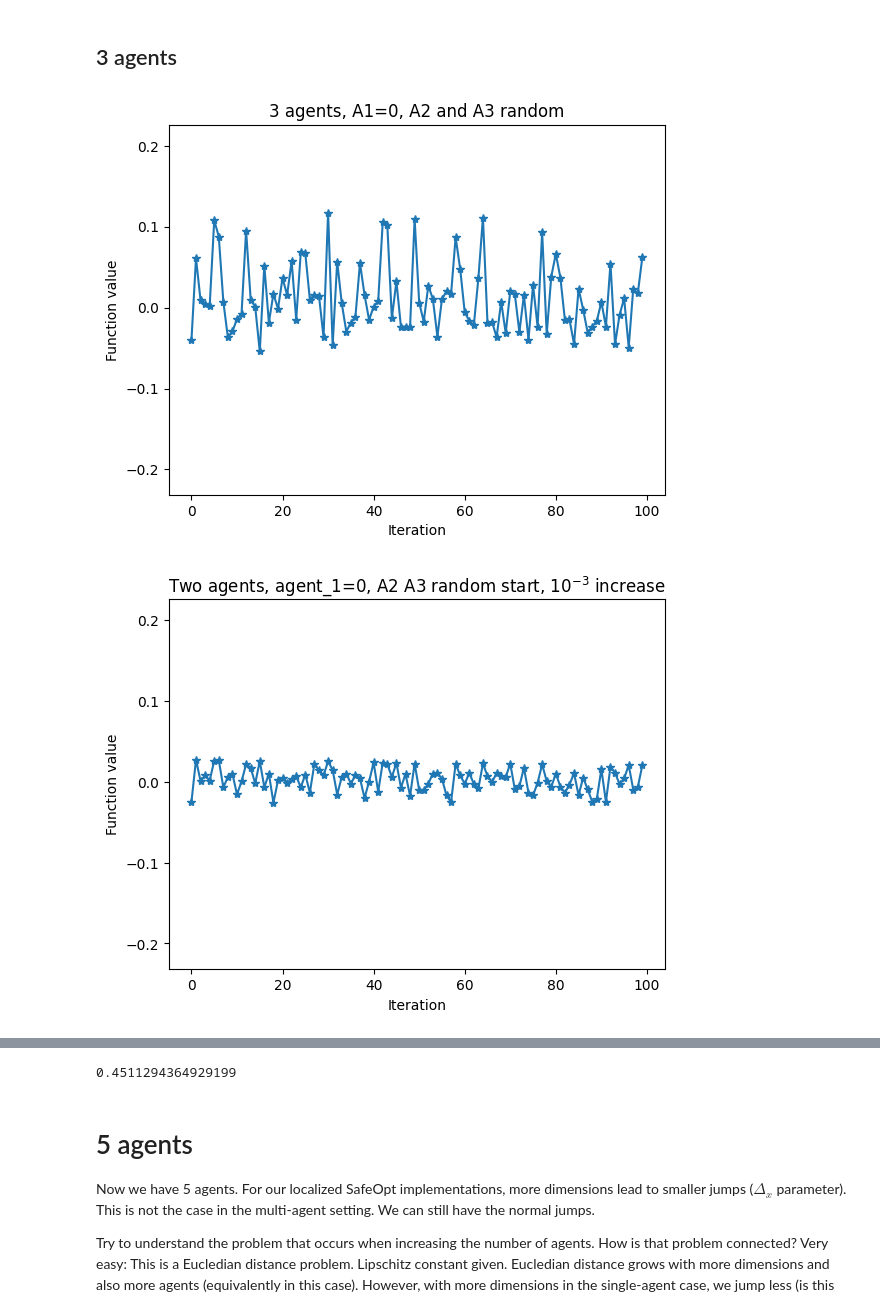
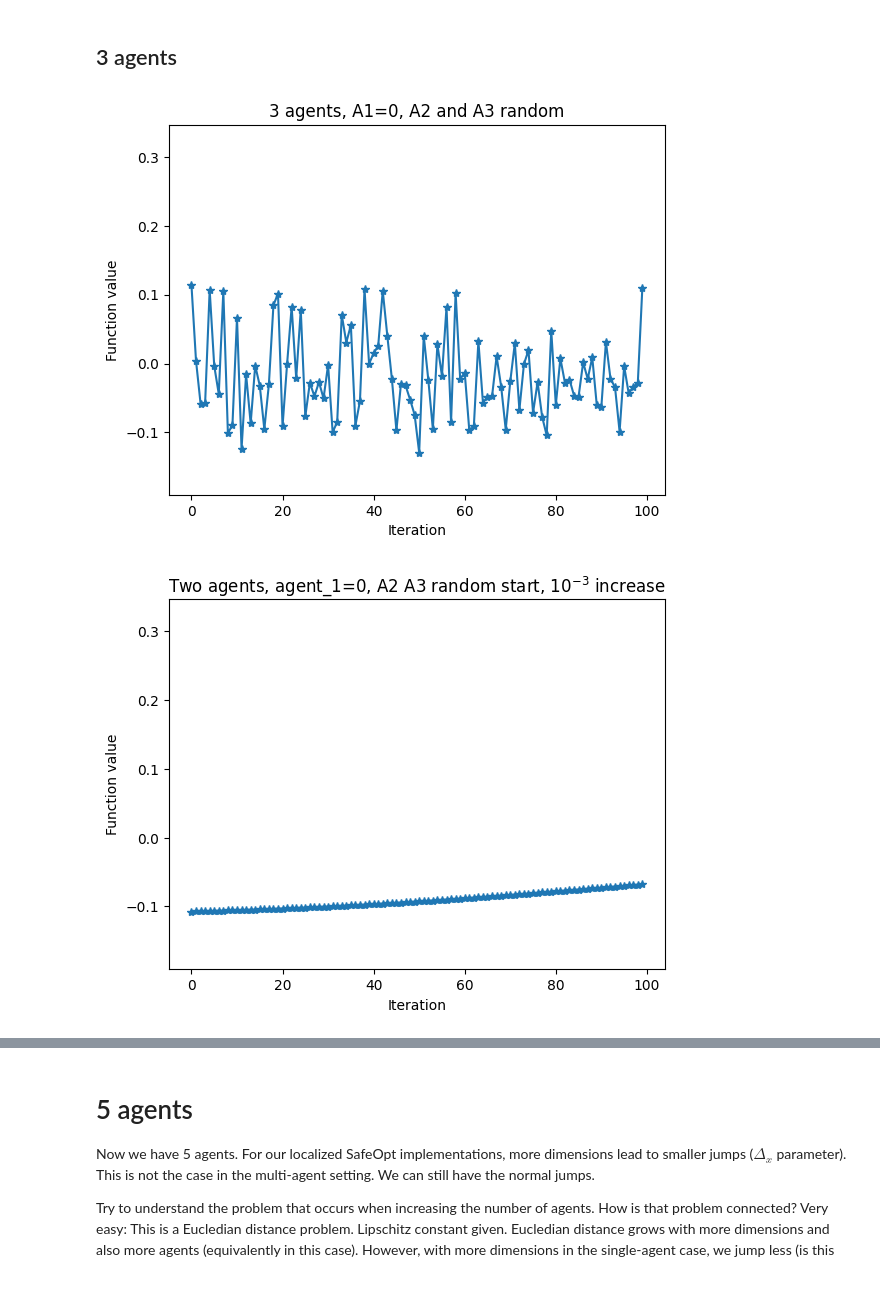
Before and after one commit to tokmaka1/CDC-2025, a Jupyter notebook: MAS-time-test.ipynb, the cells around one changed output, grey strips where cells are left out. Cells and saved outputs as stored; diff of their text form; code cells hidden in the pictures.

```diff
--- a/MAS-time-test.ipynb
+++ b/MAS-time-test.ipynb
@@ -188,11 +189,10 @@ plt.show()
 # Create function ground truth
 # It is a 2D function for the 2 agents that we have
 # Create function
-lengthscale = 0.1
+lengthscale = np.sqrt(3)/10
 noise_std = 1e-2
 RKHS_norm = 1
-X_plot = compute_X_plot(n_dimensions=3, points_per_axis=100)  # not really that important
-gt = ground_truth(num_center_points=1000, X_plot=X_plot, RKHS_norm=RKHS_norm)  # cannot pickle this object
+gt = ground_truth(num_center_points=1000, dimension=3, RKHS_norm=RKHS_norm, lengthscale=lengthscale)  # cannot pickle this object
 
 # a1=0
 X2 = random_values = torch.rand(100)  # random 100 actions of Agent 2
@@ -209,8 +209,10 @@ plt.show()
 
 
 # Now random starting point but from there an incremental increase of 0.001
-X2 = torch.linspace(torch.rand(1).item(), torch.rand(1).item() + 0.001 * 99, steps=100)
-X2 = torch.linspace(torch.rand(1).item(), torch.rand(1).item() + 0.001 * 99, steps=100)
+starting_point = torch.rand(1).item()
+X2 = torch.linspace(starting_point, starting_point + 0.001 * 99, steps=100)
+starting_point = torch.rand(1).item()
+X3 = torch.linspace(starting_point, starting_point + 0.001 * 99, steps=100)
 X = torch.stack((torch.zeros(100), X2, X3), dim=1)
 function_values = torch.tensor(gt.f(X), dtype=torch.float32)
 plt.figure()
@@ -222,8 +224,10 @@ plt.ylim([min(gt.fX), max(gt.fX)])
 plt.show()
 
 # Now random starting point but from there an incremental increase of 0.0001
-X2 = torch.linspace(torch.rand(1).item(), torch.rand(1).item() + 0.0001 * 99, steps=100)
-X2 = torch.linspace(torch.rand(1).item(), torch.rand(1).item() + 0.0001 * 99, steps=100)
+starting_point = torch.rand(1).item()
+X2 = torch.linspace(starting_point, starting_point + 0.0001 * 99, steps=100)
+starting_point = torch.rand(1).item()
+X3 = torch.linspace(starting_point, starting_point + 0.0001 * 99, steps=100)
 X = torch.stack((torch.zeros(100), X2, X3), dim=1)
 function_values = torch.tensor(gt.f(X), dtype=torch.float32)
 plt.figure()
@@ -288,7 +292,7 @@ plt.figure()
 plt.plot(range(len(function_values)), function_values, '-*')
 plt.xlabel('Iteration')
 plt.ylabel('Function value')
-plt.title('Two agents, agent_1=0, A2A3 random start, $10^{-3}$ radius from last sample')
+plt.title('3 agents, agent_1=0, A2A3 random start, $10^{-3}$ radius from last sample')
 plt.ylim([min(gt.fX), max(gt.fX)])
 plt.show()
 
@@ -324,7 +328,7 @@ plt.figure()
 plt.plot(range(len(function_values)), function_values, '-*')
 plt.xlabel('Iteration')
 plt.ylabel('Function value')
-plt.title('Two agents, agent_1=0, A2A3 random start, $10^{-3}$ radius any previous sample')
+plt.title('3 agents, agent_1=0, A2A3 random start, $10^{-3}$ radius any previous sample')
 plt.ylim([min(gt.fX), max(gt.fX)])
 plt.show()
 
@@ -359,7 +363,7 @@ plt.figure()
 plt.plot(range(len(function_values)), function_values, '-*')
 plt.xlabel('Iteration')
 plt.ylabel('Function value')
-plt.title('Two agents, agent_1=0, A2A3 random start, $10^{-2}$ radius any previous sample')
+plt.title('3 agents, agent_1=0, A2A3 random start, $10^{-2}$ radius any previous sample')
 plt.ylim([min(gt.fX), max(gt.fX)])
 plt.show()
 
@@ -368,35 +372,34 @@ plt.show()
 X2 = torch.zeros(100)
 X2[0] = torch.rand(1)  # Start with a random value in [0, 1]
 
 # Radius is 0.001 from any previously sampled point
 for i in range(1, 100):
     # Randomly select one of the previously sampled points
     previous_sample = X2[:i][torch.randint(0, i, (1,))]
     # Generate a new value within the radius of 0.001 from the selected sample
     new_value = previous_sample + (torch.rand(1) - 0.5) * 1e-1
     X2[i] = torch.clamp(new_value, 0.0, 1.0)
+
 X3 = torch.zeros(100)
 X3[0] = torch.rand(1)  # Start with a random value in [0, 1]
-
-# Radius is 0.001 from any previously sampled point
 for i in range(1, 100):
     # Randomly select one of the previously sampled points
     previous_sample = X3[:i][torch.randint(0, i, (1,))]
     # Generate a new value within the radius of 0.001 from the selected sample
     new_value = previous_sample + (torch.rand(1) - 0.5) * 1e-1
     X3[i] = torch.clamp(new_value, 0.0, 1.0)
 
 
 
 X = torch.stack((torch.zeros(100), X2, X3), dim=1)
 function_values = torch.tensor(gt.f(X), dtype=torch.float32)
 plt.figure()
 plt.plot(range(len(function_values)), function_values, '-*')
 plt.xlabel('Iteration')
 plt.ylabel('Function value')
-plt.title('Two agents, agent_1=0, A2A3 random start, $5\cdot 10^{-2}$ radius any previous sample')
+plt.title('3 agents, agent_1=0, A2A3 random start, $5\cdot 10^{-2}$ radius any previous sample')
 plt.ylim([min(gt.fX), max(gt.fX)])
 plt.show()
 # %% [output]
-[figure, old version]
+[figure, new version]
-[figure, old version]
+[figure, new version]
@@ -409,7 +412,3 @@ plt.show()
-# %%
-torch.rand(1).item()
-# %% [output]
-0.4511294364929199
 # %% [markdown]
 # 5 agents
 Now we have 5 agents. For our localized SafeOpt implementations, more dimensions lead to smaller jumps ($\Delta_x$ parameter).
```
Also changed, not shown: parts of 10 cells of this notebook, 2 other files.
